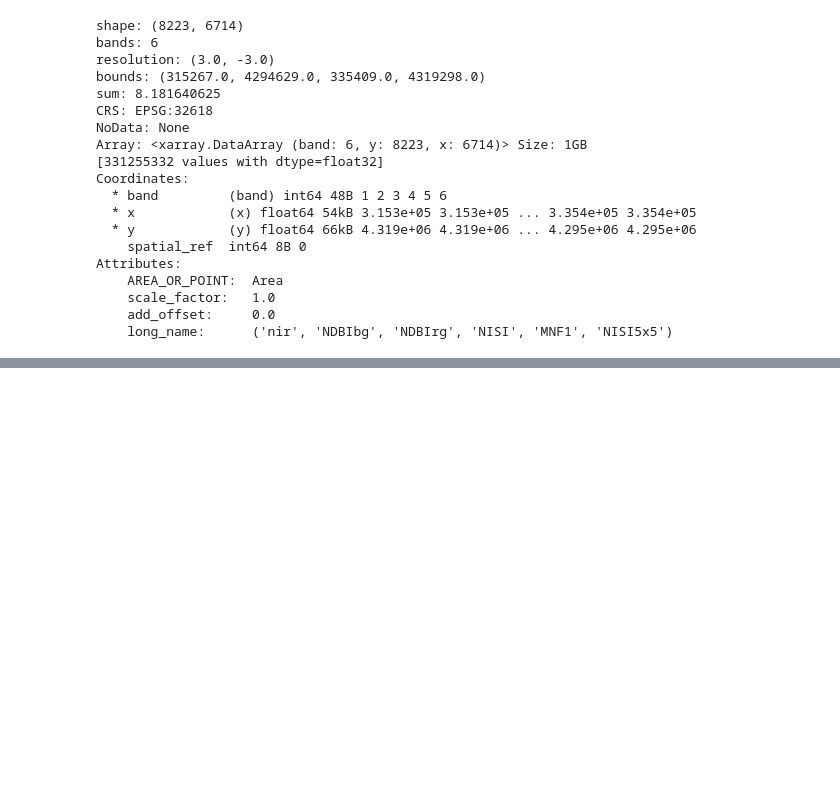
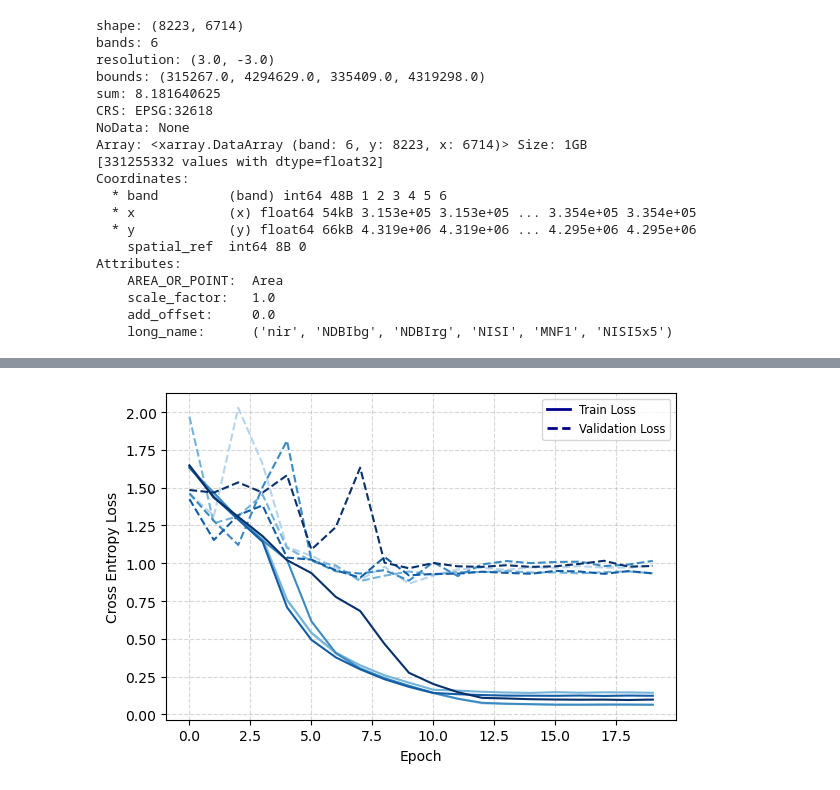
Before and after one commit to maxwellCcook/rooftop-mapping, a Jupyter notebook: code/04resnet18-training-dc.ipynb, the cells around one changed output, grey strips where cells are left out. Saved outputs shown, nothing was run; the diff lists cells and outputs as text; code cells hidden in the pictures; blank space fills up the shorter version.

```diff
--- a/code/04resnet18-training-dc.ipynb
+++ b/code/04resnet18-training-dc.ipynb
@@ -491,0 +603,39 @@ Saved model and losses.
+# %%
+plt.figure(figsize=(6, 4))
+
+# Extract the average validation loss for each fold
+fold_avg_val_loss = fold_results_df.groupby('fold_id')['epoch_val_loss'].min().reset_index()
+# Sort by the validation loss to determine the order of shading
+sorted_folds = fold_avg_val_loss.sort_values(by='epoch_val_loss', ascending=True)['fold_id'].values
+# Create a color gradient from light to dark blue
+colors = plt.cm.Blues(np.linspace(0.3, 1, len(sorted_folds)))  # Adjust the range for a clearer gradient
+
+# Plot train and validation loss for each fold in the order of sorted validation loss
+for idx, fold_idx in enumerate(sorted_folds):
+    # Extract the data for the current fold
+    fold_data = fold_results_df[fold_results_df['fold_id'] == fold_idx]
+    epoch_train_losses = fold_data['epoch_train_loss'].values
+    epoch_val_losses = fold_data['epoch_val_loss'].values
+
+    # Plot train/val loss with the corresponding color
+    plt.plot(epoch_train_losses, color=colors[idx], linestyle='-')
+    plt.plot(epoch_val_losses, color=colors[idx], linestyle='--')
+
+# Add legend for only train and validation loss
+dark_blue = '#00008B'  # Hex code for dark blue
+train_line = plt.Line2D([0], [0], color=dark_blue, lw=2, linestyle='-')
+val_line = plt.Line2D([0], [0], color=dark_blue, lw=2, linestyle='--')
+plt.legend([train_line, val_line], ['Train Loss', 'Validation Loss'], loc='upper right', fontsize='small')
+
+plt.xlabel('Epoch')
+plt.ylabel('Cross Entropy Loss')
+plt.grid(True, linestyle='--', alpha=0.5)
+plt.tight_layout()
+
+# Save the plot
+out_png = os.path.join(results_dir, 'figures/dc-resnet18_cv_epoch_trainval_loss.png')
+plt.savefig(out_png, dpi=300, bbox_inches='tight')
+
+plt.show()
+# %% [output]
+[figure, added]
```
Also changed, not shown: parts of 59 cells of this notebook.
